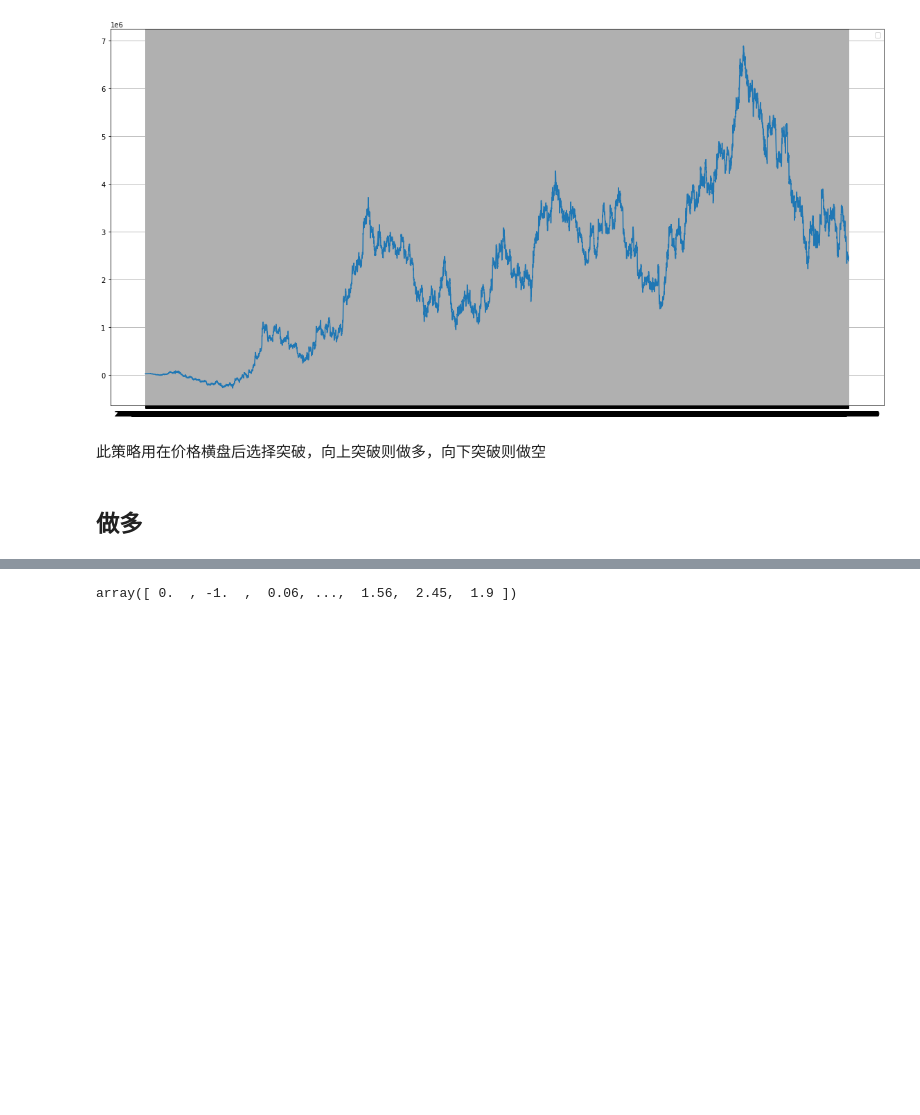
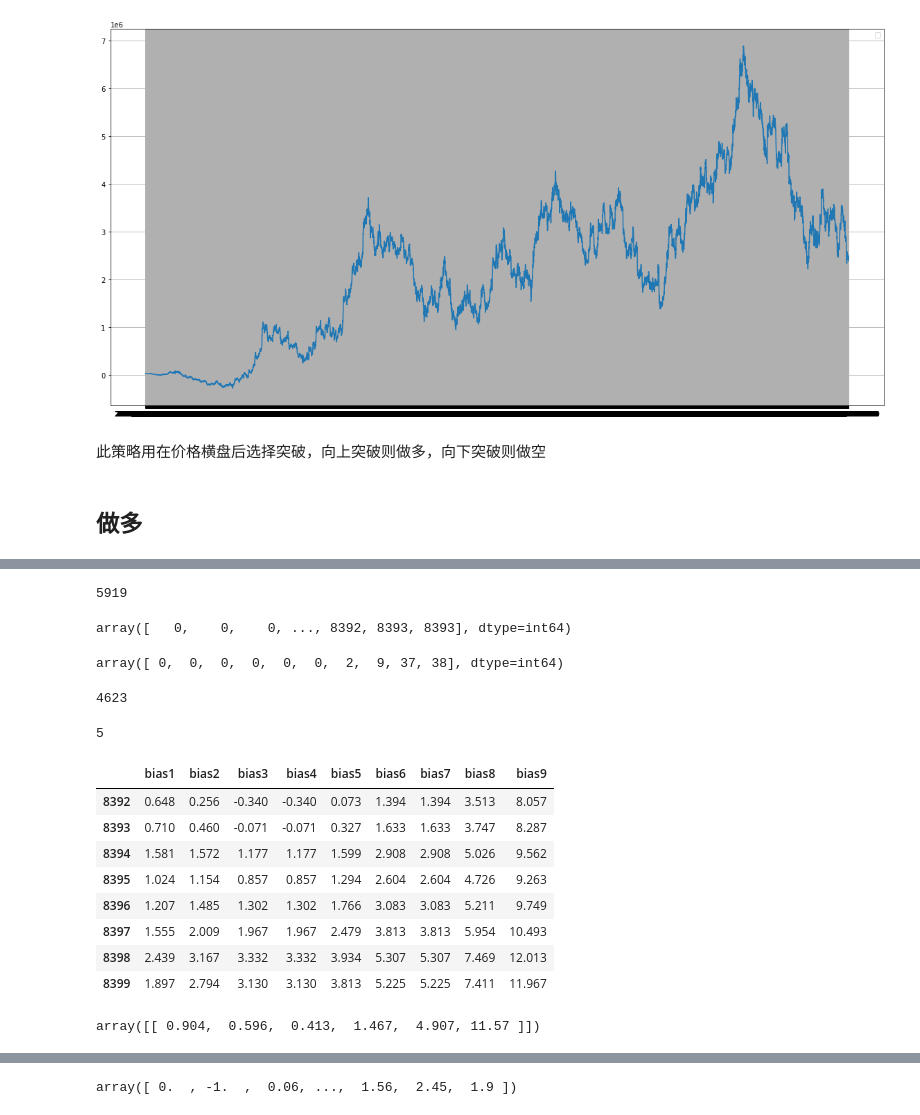
Before and after one commit to nuswgg/quants_qa, a Jupyter notebook: python/Py Quant Trading Practise/测试RB.ipynb, the cells around one changed output, grey strips where cells are left out. Saved outputs shown, nothing was run; the diff lists cells and outputs as text; code cells hidden in the pictures; blank space fills up the shorter version.

Commit message:
update calc_base_data func

```diff
--- a/python/Py Quant Trading Practise/测试RB.ipynb
+++ b/python/Py Quant Trading Practise/测试RB.ipynb
@@ -750,6 +793,8 @@ zig3=1.6/100
 # %%
 # 对长上影/下影分类  ma_body 的2倍以上就是
 ups,lows = 2,2
+#回踩反抽
+huicai_range = 0.5
 # %%
 # 对vol 最高第二高进行定位
 vs=12
@@ -1002,0 +1055,2 @@ x = test.values
+# %%
+tt=base[['bias1','bias2','bias3','bias4','bias5','bias6','bias7','bias8','bias9']]
@@ -1002,0 +1078,36 @@ x = test.values
+# %%
+len(np.where(final == 0)[1])
+# %% [output]
+5919
+# %%
+np.where(final == 0)[0]
+# %% [output]
+array([   0,    0,    0, ..., 8392, 8393, 8393], dtype=int64)
+# %%
+np.where(final == 0)[0][:10]
+# %% [output]
+array([ 0,  0,  0,  0,  0,  0,  2,  9, 37, 38], dtype=int64)
+# %%
+len(set(np.where(final == 0)[0]))
+# %% [output]
+4623
+# %%
+np.where(final == 0)[1].max()
+# %% [output]
+5
+# %%
+tt.iloc[8392:]
+# %% [output]
+|  | bias1 | bias2 | bias3 | bias4 | bias5 | bias6 | bias7 | bias8 | bias9 |
+| 8392 | 0.648 | 0.256 | -0.340 | -0.340 | 0.073 | 1.394 | 1.394 | 3.513 | 8.057 |
+| 8393 | 0.710 | 0.460 | -0.071 | -0.071 | 0.327 | 1.633 | 1.633 | 3.747 | 8.287 |
+| 8394 | 1.581 | 1.572 | 1.177 | 1.177 | 1.599 | 2.908 | 2.908 | 5.026 | 9.562 |
+| 8395 | 1.024 | 1.154 | 0.857 | 0.857 | 1.294 | 2.604 | 2.604 | 4.726 | 9.263 |
+| 8396 | 1.207 | 1.485 | 1.302 | 1.302 | 1.766 | 3.083 | 3.083 | 5.211 | 9.749 |
+| 8397 | 1.555 | 2.009 | 1.967 | 1.967 | 2.479 | 3.813 | 3.813 | 5.954 | 10.493 |
+| 8398 | 2.439 | 3.167 | 3.332 | 3.332 | 3.934 | 5.307 | 5.307 | 7.469 | 12.013 |
+| 8399 | 1.897 | 2.794 | 3.130 | 3.130 | 3.813 | 5.225 | 5.225 | 7.411 | 11.967 |
+# %%
+df_bias[8392:8393,:]
+# %% [output]
+array([[ 0.904,  0.596,  0.413,  1.467,  4.907, 11.57 ]])
```
Also changed, not shown: parts of 31 cells of this notebook, 1 other file.
